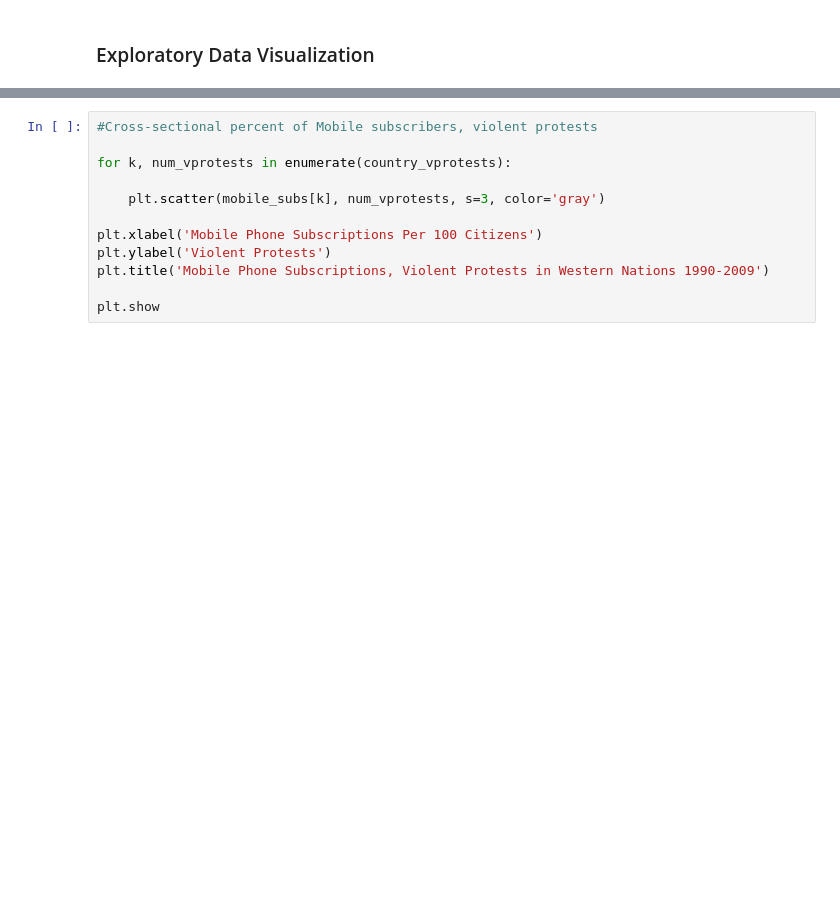
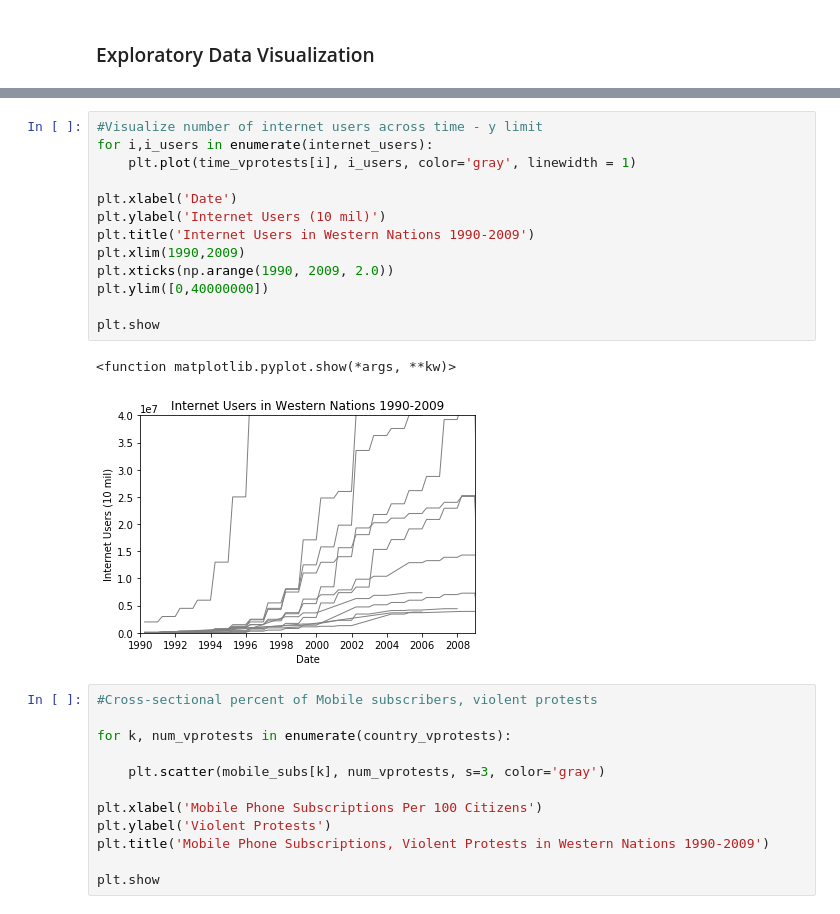
Before and after one commit to ethan-wit/Scientific-Computing, a Jupyter notebook: Final Project Github/Final Project.ipynb, the cells around one changed output, grey strips where cells are left out. Cells and saved outputs as stored; diff of their text form; blank space fills up the shorter version.

```diff
--- a/Final Project Github/Final Project.ipynb
+++ b/Final Project Github/Final Project.ipynb
@@ -120,3 +186,19 @@ for i, u_country in enumerate(country_list):
+# %%
+#Visualize number of internet users across time - y limit
+for i,i_users in enumerate(internet_users):
+    plt.plot(time_vprotests[i], i_users, color='gray', linewidth = 1)
+
+plt.xlabel('Date')
+plt.ylabel('Internet Users (10 mil)')
+plt.title('Internet Users in Western Nations 1990-2009')
+plt.xlim(1990,2009)
+plt.xticks(np.arange(1990, 2009, 2.0))
+plt.ylim([0,40000000])
+
+plt.show
+# %% [output]
+<function matplotlib.pyplot.show(*args, **kw)>
+[figure, added]
 # %%
 #Cross-sectional percent of Mobile subscribers, violent protests
 
```
Also changed, not shown: parts of 9 cells of this notebook, 2 other files.
